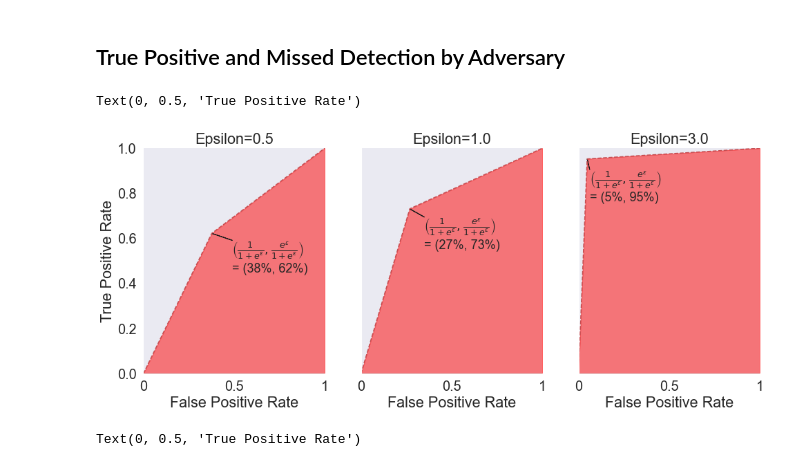
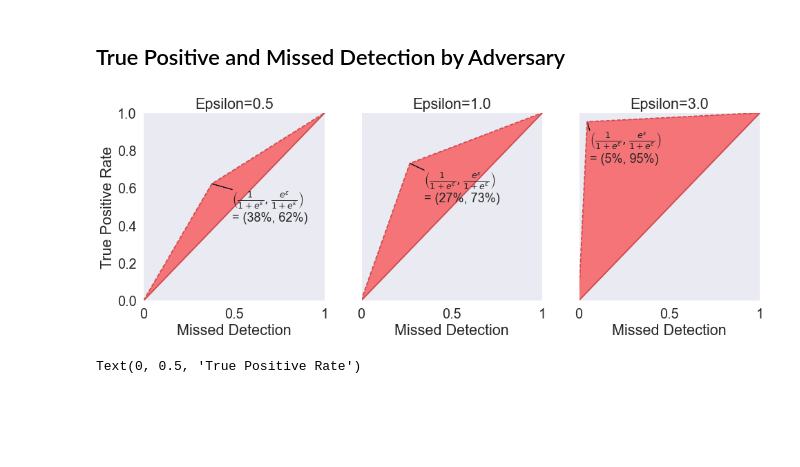
Before and after one commit to RobRomijnders/pydata24, a Jupyter notebook: pydata2024.ipynb, the cells around one changed output. Saved outputs shown, nothing was run; the diff lists cells and outputs as text; code cells hidden in the pictures; blank space fills up the shorter version.

Commit message:
DP SGD image.

```diff
--- a/pydata2024.ipynb
+++ b/pydata2024.ipynb
@@ -137,7 +137,7 @@ sns.set(font_scale=1.8)
 eps_array = np.array([0.5, 1., 3.])
 
 # Plot the region
-fig, axarr = plt.subplots(1, len(eps_array), figsize=(16, 6), sharey=True)
+fig, axarr = plt.subplots(1, len(eps_array), figsize=(16, 5), sharey=True)
 
 for num_plot, ax in enumerate(axarr):
   epsilon = eps_array[num_plot]
@@ -147,7 +147,7 @@ for num_plot, ax in enumerate(axarr):
   y1 = np.exp(epsilon) * x1
   y2 = 1. - (1 - x1) / np.exp(epsilon)
   y3 = np.min([y1, y2], axis=0)
-  y_straight = np.zeros_like(x1)
+  y_straight = x1
 
   ax.plot(x1, y_straight, 'r')
   ax.plot(x1, y3, 'r--')
@@ -159,36 +159,37 @@ for num_plot, ax in enumerate(axarr):
   multx = 1.3
   multy = 0.95
   x_start = 1 / (1 + np.exp(epsilon))
   y_start = 1 - 1 / (1 + np.exp(epsilon))
   ax.text(
     multx*x_start, multy*y_start,
     r'$\left(\frac{1}{1+e^\epsilon}, \frac{e^\epsilon}{1+e^\epsilon}\right)$'
     +f'\n= ({100/(1+np.exp(epsilon)):.0f}%, {100.-100/(1+np.exp(epsilon)):.0f}%)', fontsize=18, verticalalignment='top', horizontalalignment='left')
 
   # Add arrow to figure from (0.5,0.5) to origin
   ax.arrow(multx*x_start, multy*y_start, (x_start - multx*x_start), (y_start - multy*y_start), fc='k', ec='k', length_includes_head=True)  # head_width=0.05, head_length=0.1*mult
 
   # Add labels and title
   ax.set_title(f'Epsilon={epsilon:.1f}')  # , fontsize=16
 
   # Remove spines
   ax.spines['top'].set_visible(False)
   ax.spines['right'].set_visible(False)
 
   # Remove grid lines
   ax.yaxis.grid(False)
   ax.xaxis.grid(False)
 
   ax.set_xlim([0, 1])
   ax.set_ylim([0, 1])
 
-  ax.set_xlabel(r'False Positive Rate')  # , fontsize=14
+  ax.set_xlabel(r'Missed Detection')  # , fontsize=14
   ax.set_xticks([0, 0.5, 1])
   ax.set_xticklabels(['0', '0.5', '1'])
 axarr[0].set_ylabel(r'True Positive Rate')  # , fontsize=14
+
+plt.savefig('adversary_tpr.jpg', dpi=300, bbox_inches='tight')
 # %% [output]
-Text(0, 0.5, 'True Positive Rate')
-[figure, old version]
+[figure, new version]
 # %%
 # True positive rates with delta includes
 sns.set(style='darkgrid'); sns.set(font_scale=1.8)
```
Also changed, not shown: parts of 3 cells of this notebook, 3 other files.
